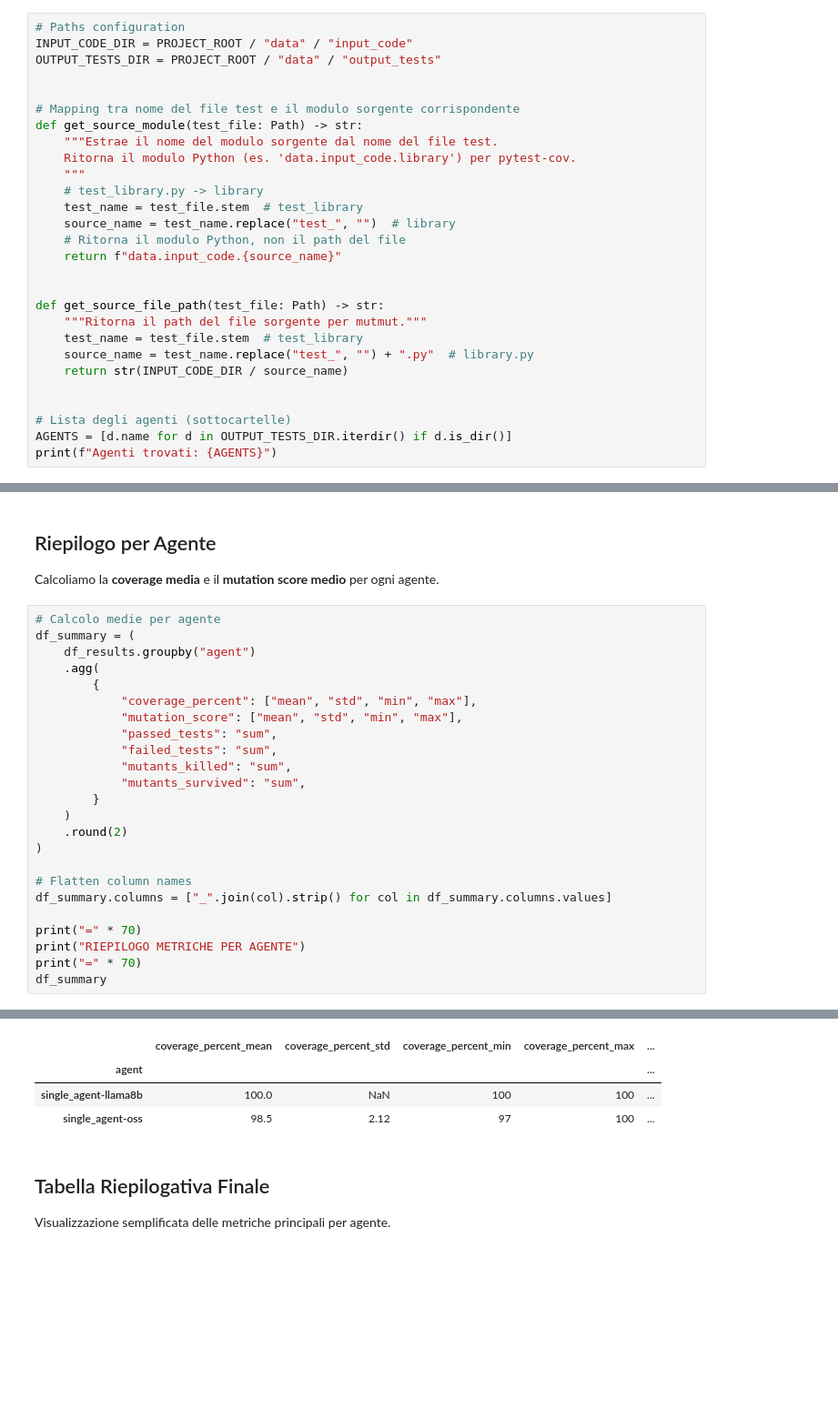
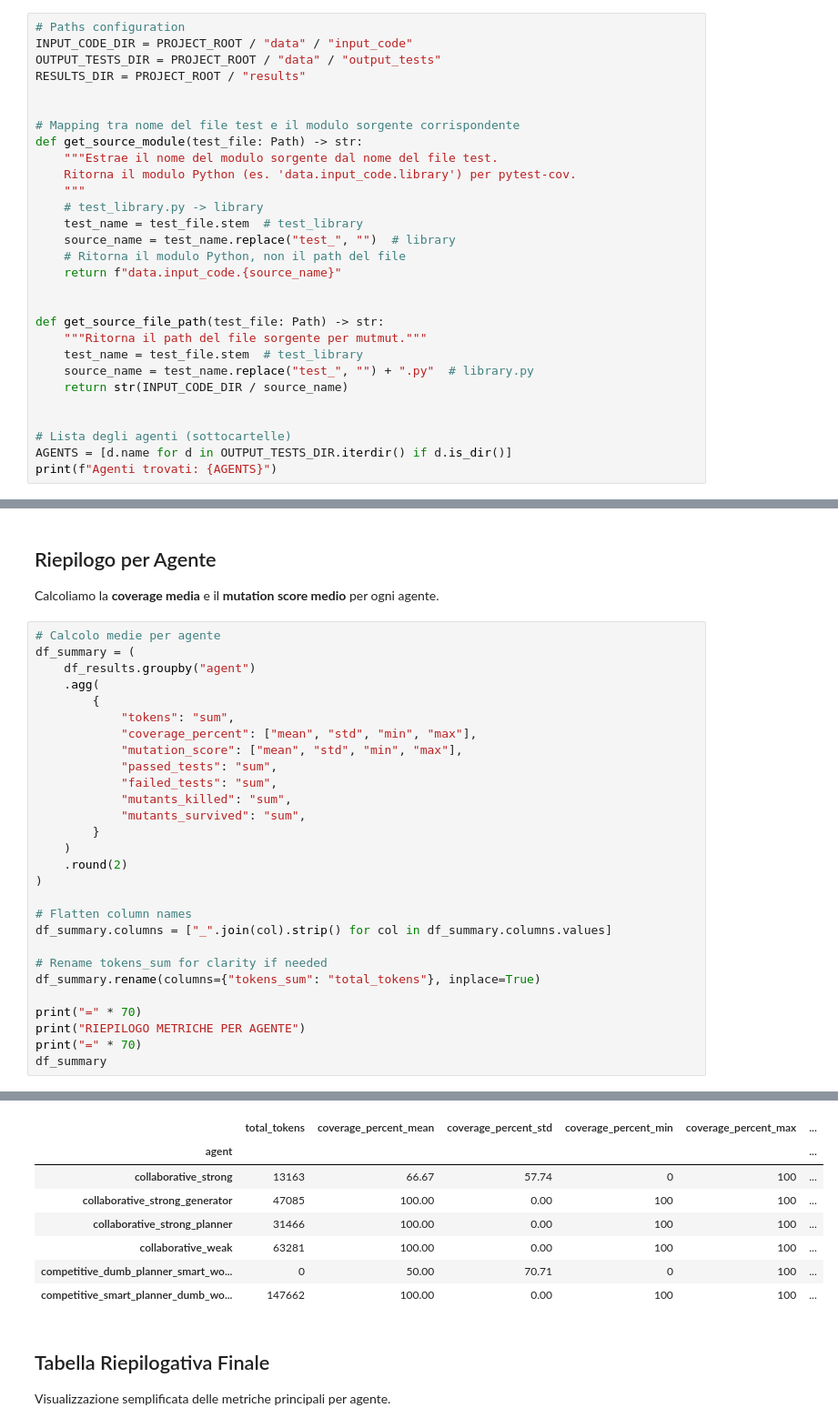
Before and after one commit to daviderandino/LLM-Agents-for-Collaborative-Test-Case, a Jupyter notebook: metrics_analysis.ipynb, the cells around one changed output, grey strips where cells are left out. Shown at 91% size. Cells and saved outputs as stored; diff of their text form; blank space fills up the shorter version.

```diff
--- a/metrics_analysis.ipynb
+++ b/metrics_analysis.ipynb
@@ -36,6 +39,7 @@ Definiamo i path delle cartelle di input (codice sorgente) e output (test genera
 # Paths configuration
 INPUT_CODE_DIR = PROJECT_ROOT / "data" / "input_code"
 OUTPUT_TESTS_DIR = PROJECT_ROOT / "data" / "output_tests"
+RESULTS_DIR = PROJECT_ROOT / "results"
 
 
 # Mapping tra nome del file test e il modulo sorgente corrispondente
@@ -230,35 +267,43 @@ Calcoliamo la **coverage media** e il **mutation score medio** per ogni agente.
 # %%
 # Calcolo medie per agente
 df_summary = (
     df_results.groupby("agent")
     .agg(
         {
+            "tokens": "sum",
             "coverage_percent": ["mean", "std", "min", "max"],
             "mutation_score": ["mean", "std", "min", "max"],
             "passed_tests": "sum",
             "failed_tests": "sum",
             "mutants_killed": "sum",
             "mutants_survived": "sum",
         }
     )
     .round(2)
 )
 
 # Flatten column names
 df_summary.columns = ["_".join(col).strip() for col in df_summary.columns.values]
 
+# Rename tokens_sum for clarity if needed
+df_summary.rename(columns={"tokens_sum": "total_tokens"}, inplace=True)
+
 print("=" * 70)
 print("RIEPILOGO METRICHE PER AGENTE")
 print("=" * 70)
 df_summary
 # %% [output]
 ======================================================================
 RIEPILOGO METRICHE PER AGENTE
 ======================================================================
-|  | coverage_percent_mean | coverage_percent_std | coverage_percent_min | coverage_percent_max | ... |
-| agent |  |  |  |  | ... |
-| single_agent-llama8b | 100.0 | NaN | 100 | 100 | ... |
-| single_agent-oss | 98.5 | 2.12 | 97 | 100 | ... |
+|  | total_tokens | coverage_percent_mean | coverage_percent_std | coverage_percent_min | coverage_percent_max | ... |
+| agent |  |  |  |  |  | ... |
+| collaborative_strong | 13163 | 66.67 | 57.74 | 0 | 100 | ... |
+| collaborative_strong_generator | 47085 | 100.00 | 0.00 | 100 | 100 | ... |
+| collaborative_strong_planner | 31466 | 100.00 | 0.00 | 100 | 100 | ... |
+| collaborative_weak | 63281 | 100.00 | 0.00 | 100 | 100 | ... |
+| competitive_dumb_planner_smart_wo... | 0 | 50.00 | 70.71 | 0 | 100 | ... |
+| competitive_smart_planner_dumb_wo... | 147662 | 100.00 | 0.00 | 100 | 100 | ... |
 # %% [markdown]
 ## Tabella Riepilogativa Finale
 
```
Also changed, not shown: parts of 8 cells of this notebook.
